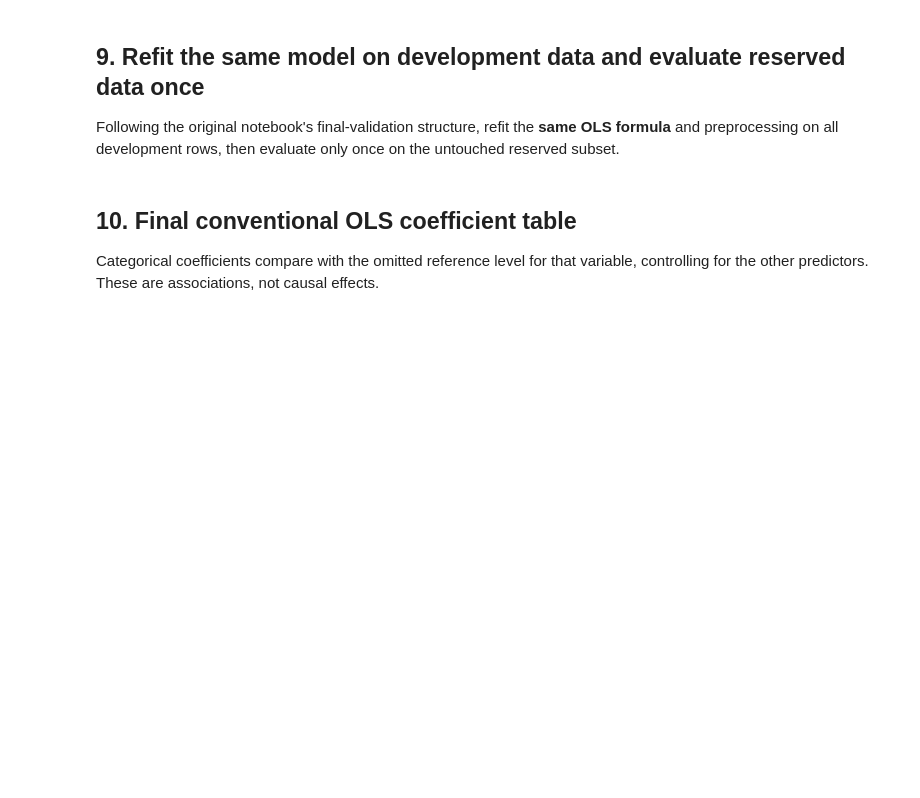
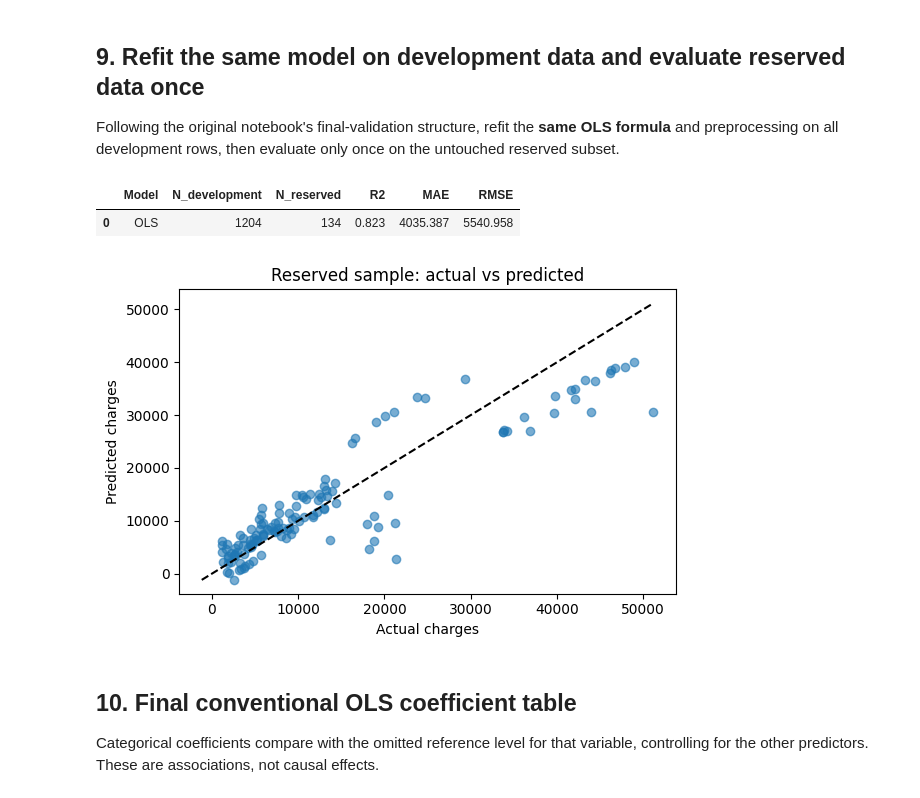
Before and after one commit to tito-canto/2026-IE-MLOps-Course-Group4, a Jupyter notebook: notebooks/Insurance_Single_OLS_Adapted.ipynb, the cells around one changed output. Cells and saved outputs as stored; diff of their text form; code cells hidden in the pictures; blank space fills up the shorter version.

```diff
--- a/notebooks/Insurance_Single_OLS_Adapted.ipynb
+++ b/notebooks/Insurance_Single_OLS_Adapted.ipynb
@@ -185,27 +306,31 @@ Following the original notebook's final-validation structure, refit the **same O
 # %%
 final_imputer = SimpleImputer(strategy='median')
 X_dev = pd.DataFrame(final_imputer.fit_transform(prepare_features(development)), columns=feature_columns, index=development.index)
 X_reserved = pd.DataFrame(final_imputer.transform(prepare_features(reserved)), columns=feature_columns, index=reserved.index)
 final_model = fit_ols(X_dev, development[TARGET])
 reserved_pred = predict_ols(final_model, X_reserved)
 reserved_scores = pd.DataFrame([{'Model': 'OLS', 'N_development': len(development),
                                  'N_reserved': len(reserved), **scores(reserved[TARGET], reserved_pred)}])
 display(reserved_scores.round(3))
-reserved_scores.to_csv(OUTPUT_DIR / 'reserved_scores.csv', index=False)
+reserved_scores.to_csv(DATA_PREDICTIONS_PATH / 'reserved_scores.csv', index=False)
 reserved_predictions = reserved[PREDICTORS + [TARGET]].copy()
 reserved_predictions['predicted_charges'] = reserved_pred
 reserved_predictions['residual'] = reserved_predictions[TARGET] - reserved_predictions['predicted_charges']
 reserved_predictions['absolute_error'] = reserved_predictions['residual'].abs()
-reserved_predictions.to_csv(OUTPUT_DIR / 'reserved_predictions.csv', index=False)
+reserved_predictions.to_csv(DATA_PREDICTIONS_PATH / 'reserved_predictions.csv', index=False)
 plt.figure(figsize=(6, 4))
 plt.scatter(reserved[TARGET], reserved_pred, alpha=.6)
 limits = [min(reserved[TARGET].min(), reserved_pred.min()), max(reserved[TARGET].max(), reserved_pred.max())]
 plt.plot(limits, limits, 'k--')
 plt.xlabel('Actual charges')
 plt.ylabel('Predicted charges')
 plt.title('Reserved sample: actual vs predicted')
 plt.tight_layout()
 plt.show()
+# %% [output]
+|  | Model | N_development | N_reserved | R2 | MAE | RMSE |
+| 0 | OLS | 1204 | 134 | 0.823 | 4035.387 | 5540.958 |
+[figure, added]
 # %% [markdown]
 ## 10. Final conventional OLS coefficient table
 
```
Also changed, not shown: parts of 11 cells of this notebook, 1 other file.
